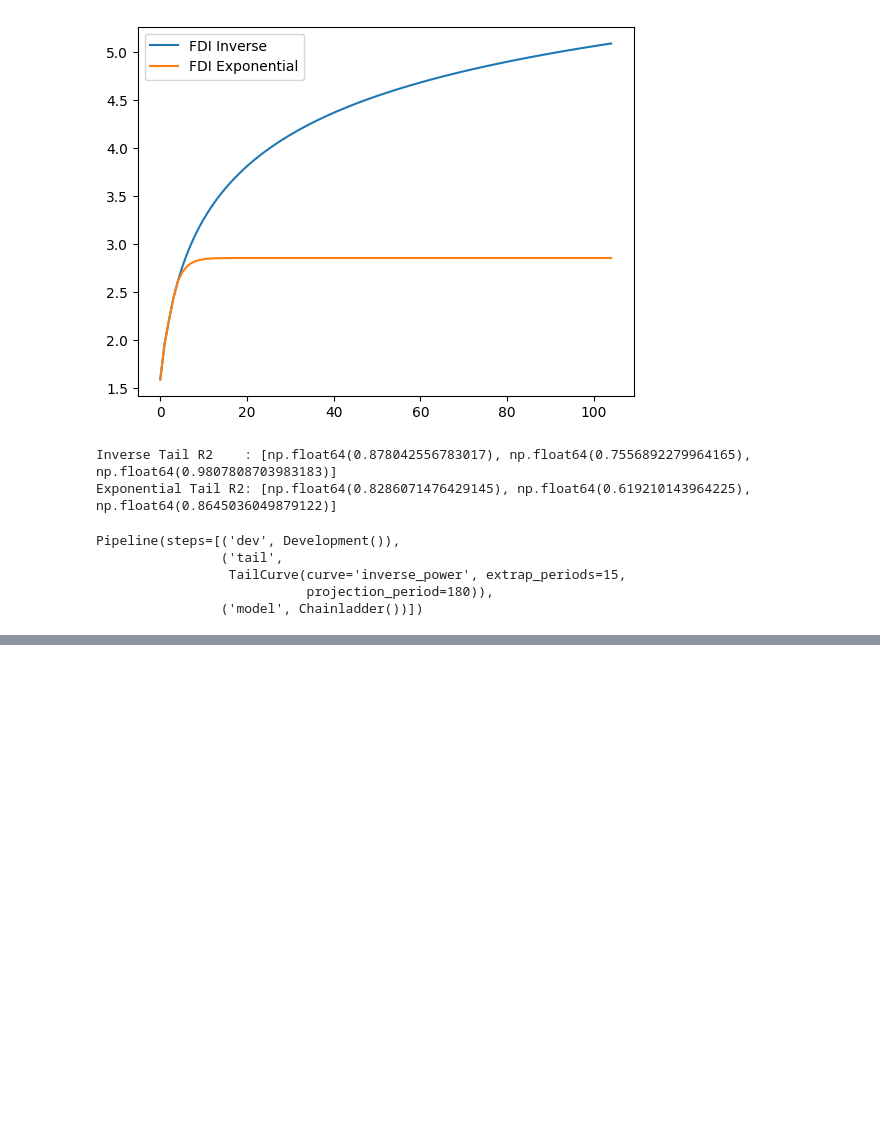
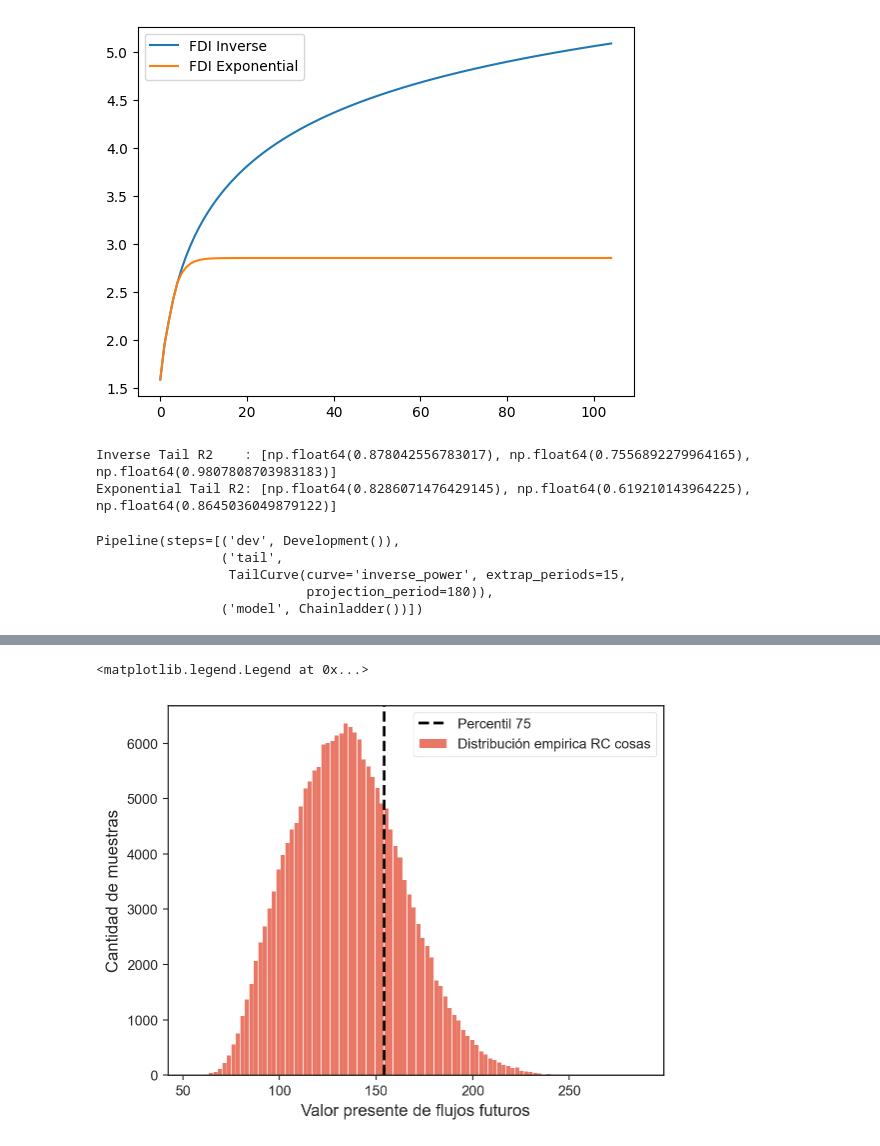
Before and after one commit to AlexDBurs/IBNR-NIIF-17, a Jupyter notebook: ibnr_main.ipynb, the cells around one changed output, grey strips where cells are left out. Drawn from its saved outputs; the diff is of its cells as text; code cells hidden in the pictures; blank space fills up the shorter version.

```diff
--- a/ibnr_main.ipynb
+++ b/ibnr_main.ipynb
@@ -232,0 +259,5 @@ merged_results_ibnr.to_excel('df_result_ifrsarativo_ifrs17_rgaa.xlsx')
+# %%
+import matplotlib.pyplot as plt
+import seaborn as sns
+sns.set_style('ticks')
+results_to_plot = merged_results.cumsum().ffill()/1000000000
@@ -233,11 +274,47 @@ merged_results_ibnr.to_excel('df_result_ifrsarativo_ifrs17_rgaa.xlsx')
+# %%
+import matplotlib.pyplot as plt
+import seaborn as sns
+sns.set_style('ticks')
+
+ax = sns.lineplot(data =results_to_plot, bins = 100, label = 'Distribución empirica RC cosas')
+#ax.set_xlim(0,1100)
+ax.set_xlabel("Valor presente de flujos futuros")
+#ax.set_ylim(0,11000)
+ax.set_ylabel("Cantidad de muestras")
 # %%
 #RA
 pipe = cl.Pipeline(
     steps=[
     ('sample', cl.BootstrapODPSample(random_state=23, n_sims=200000)),
     ('dev', cl.Development(average='volume')),
-    ('tail', cl.TailCurve('inverse_power', extrap_periods= 16, projection_period=16*12)),
+    ('tail', cl.TailCurve('inverse_power', extrap_periods= 15, projection_period=15*12)),
     ('model', cl.Chainladder())])
+# %%
+pipe.fit(triang_stos_act['Incurridos'].incr_to_cum().iloc[2,0])
+resampled_triangles = pipe.named_steps.model.full_triangle_.cum_to_incr().dev_to_val()
+resampled_triangles_pv = resampled_triangles.sum('origin') / ((1 + cl_ifrs17['irr']) ** cl_ifrs17['Años para el pago']).values
+resampled_triangles_ibnr = resampled_triangles_pv['Incurridos'].iloc[:, 0, 0, 6:].sum('development').to_frame().sort_values()
+# %%
+import matplotlib.pyplot as plt
+import seaborn as sns
+sns.set_style('ticks')
+
+ax = sns.histplot(data = resampled_triangles_ibnr/1000000000, bins = 100, label = 'Distribución empirica RC cosas')
+#ax.set_xlim(0,1100)
+ax.set_xlabel("Valor presente de flujos futuros")
+#ax.set_ylim(0,11000)
+ax.set_ylabel("Cantidad de muestras")
+
+percentiles = [75]
+colors = ['Black']
+for p, c in zip(percentiles, colors):
+    ax.axvline(np.percentile(resampled_triangles_ibnr/1000000000, p), color=c, linestyle='--', linewidth=2, label=f'Percentil {p}')
+
+
+ax.legend()
+# %% [output]
+<matplotlib.legend.Legend at 0x...>
+[figure, added]
 # %%
 for i in range(0,3):
     pipe.fit(triang_stos_act['Incurridos'].incr_to_cum().iloc[i,0])
```
Also changed, not shown: parts of 10 cells of this notebook, 9 other files.
